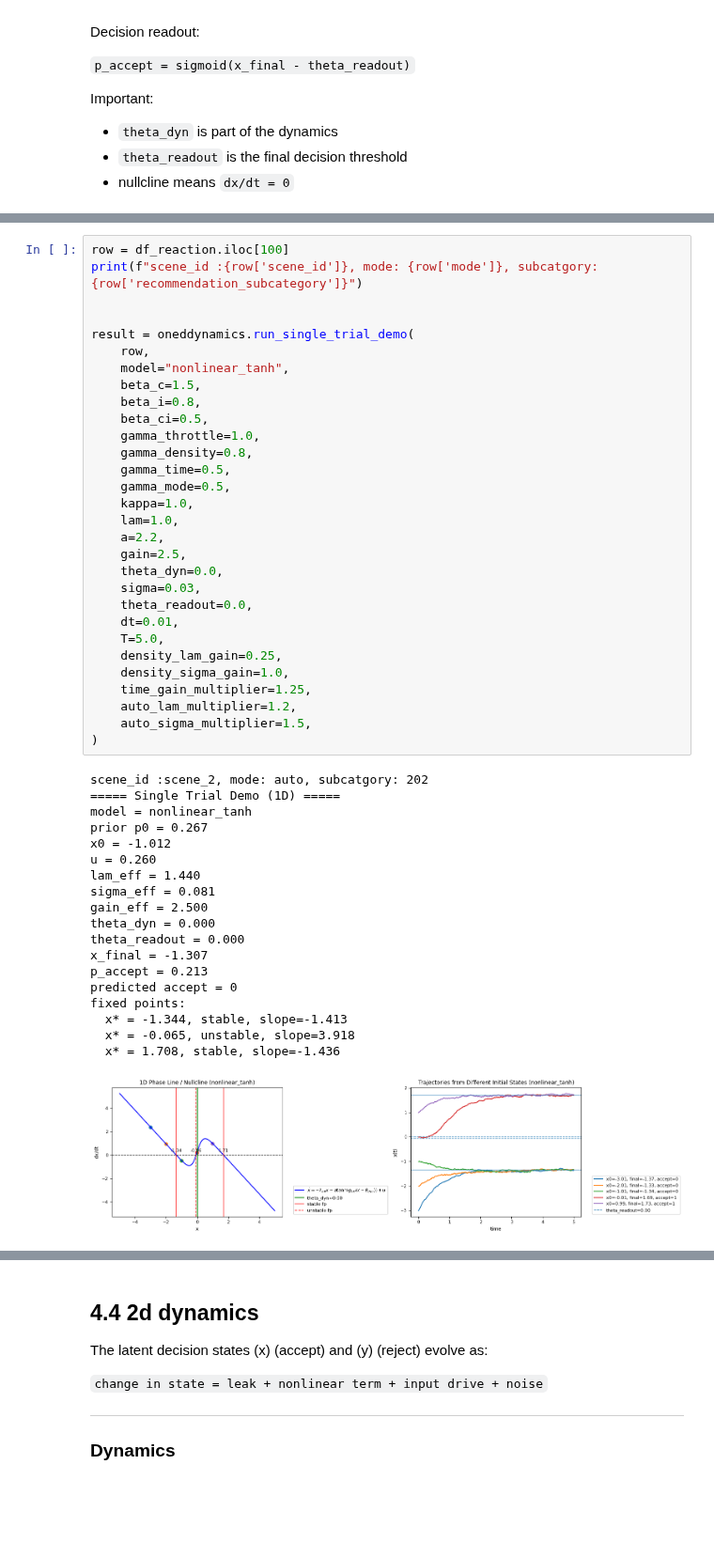
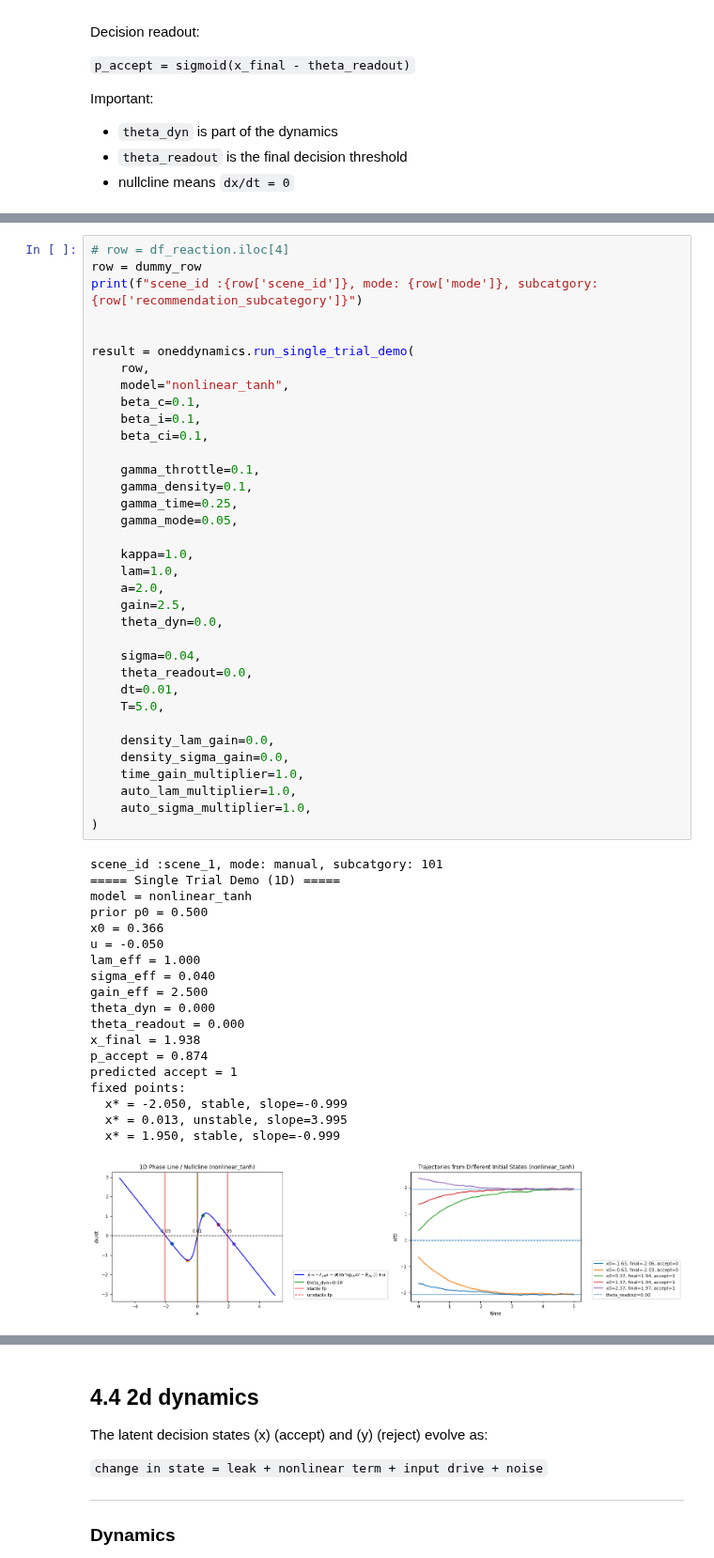
Before and after one commit to yxlin02/HCICarSim, a Jupyter notebook: DataAnalysis.ipynb, the cells around one changed output, grey strips where cells are left out. Shown at 94% size. Cells and saved outputs as stored; diff of their text form; blank space fills up the shorter version.

```diff
--- a/DataAnalysis.ipynb
+++ b/DataAnalysis.ipynb
@@ -1178,53 +1272,58 @@ Important:
 # %%
-row = df_reaction.iloc[100]
+# row = df_reaction.iloc[4]
+row = dummy_row
 print(f"scene_id :{row['scene_id']}, mode: {row['mode']}, subcatgory: {row['recommendation_subcategory']}")
 
 
 result = oneddynamics.run_single_trial_demo(
     row,
     model="nonlinear_tanh",
-    beta_c=1.5,
-    beta_i=0.8,
-    beta_ci=0.5,
-    gamma_throttle=1.0,
-    gamma_density=0.8,
-    gamma_time=0.5,
-    gamma_mode=0.5,
+    beta_c=0.1,
+    beta_i=0.1,
+    beta_ci=0.1,
+
+    gamma_throttle=0.1,
+    gamma_density=0.1,
+    gamma_time=0.25,
+    gamma_mode=0.05,
+
     kappa=1.0,
     lam=1.0,
-    a=2.2,
+    a=2.0,
     gain=2.5,
     theta_dyn=0.0,
-    sigma=0.03,
+
+    sigma=0.04,
     theta_readout=0.0,
     dt=0.01,
     T=5.0,
-    density_lam_gain=0.25,
-    density_sigma_gain=1.0,
-    time_gain_multiplier=1.25,
-    auto_lam_multiplier=1.2,
-    auto_sigma_multiplier=1.5,
+
+    density_lam_gain=0.0,
+    density_sigma_gain=0.0,
+    time_gain_multiplier=1.0,
+    auto_lam_multiplier=1.0,
+    auto_sigma_multiplier=1.0,
 )
 # %% [output]
-scene_id :scene_2, mode: auto, subcatgory: 202
+scene_id :scene_1, mode: manual, subcatgory: 101
 ===== Single Trial Demo (1D) =====
 model = nonlinear_tanh
-prior p0 = 0.267
-x0 = -1.012
-u = 0.260
-lam_eff = 1.440
-sigma_eff = 0.081
+prior p0 = 0.500
+x0 = 0.366
+u = -0.050
+lam_eff = 1.000
+sigma_eff = 0.040
 gain_eff = 2.500
 theta_dyn = 0.000
 theta_readout = 0.000
-x_final = -1.307
-p_accept = 0.213
-predicted accept = 0
+x_final = 1.938
+p_accept = 0.874
+predicted accept = 1
 fixed points:
-  x* = -1.344, stable, slope=-1.413
-  x* = -0.065, unstable, slope=3.918
-  x* = 1.708, stable, slope=-1.436
+  x* = -2.050, stable, slope=-0.999
+  x* = 0.013, unstable, slope=3.995
+  x* = 1.950, stable, slope=-0.999
-[figure, old version]
+[figure, new version]
 # %%
 df_sim = oneddynamics.simulate_dataframe_decisions(
     df_reaction,
```
Also changed, not shown: parts of 21 cells of this notebook, 5 other files.
